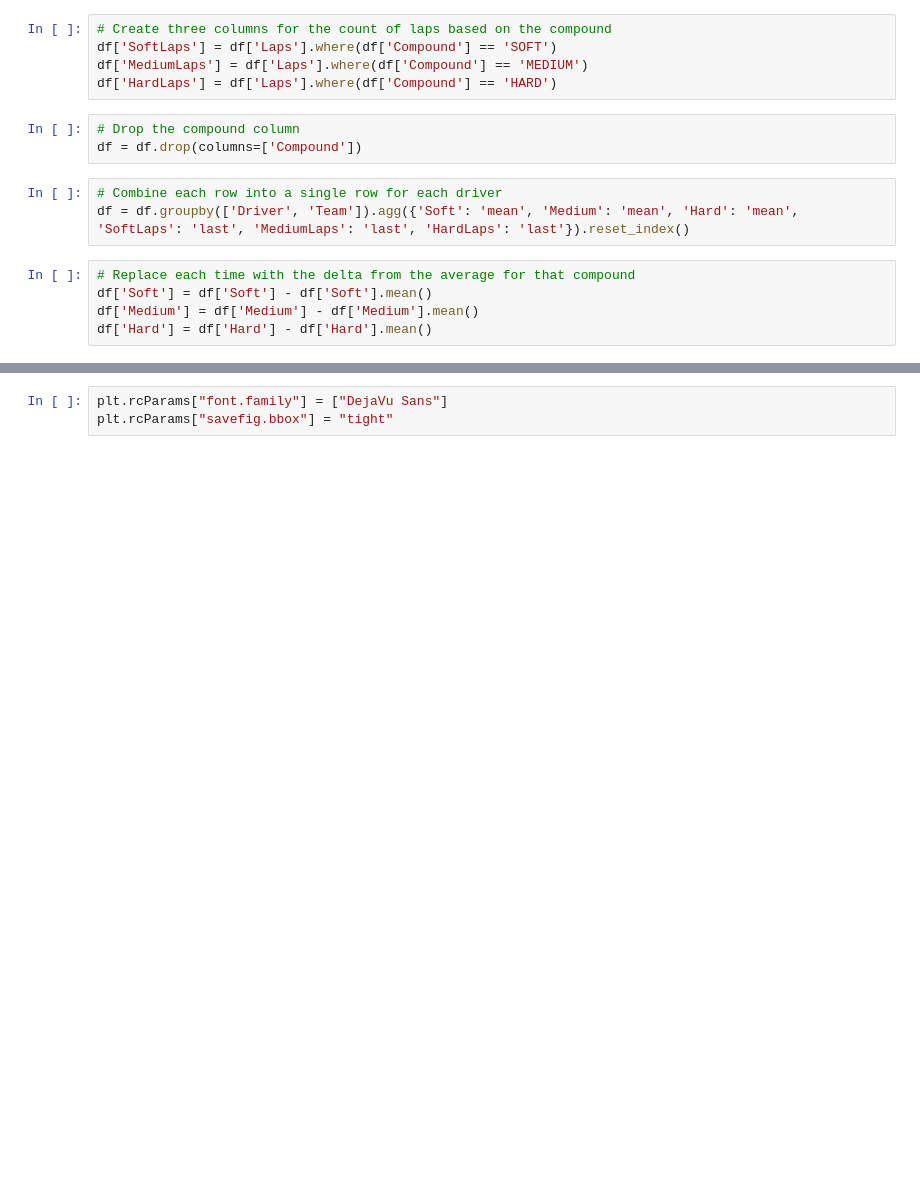
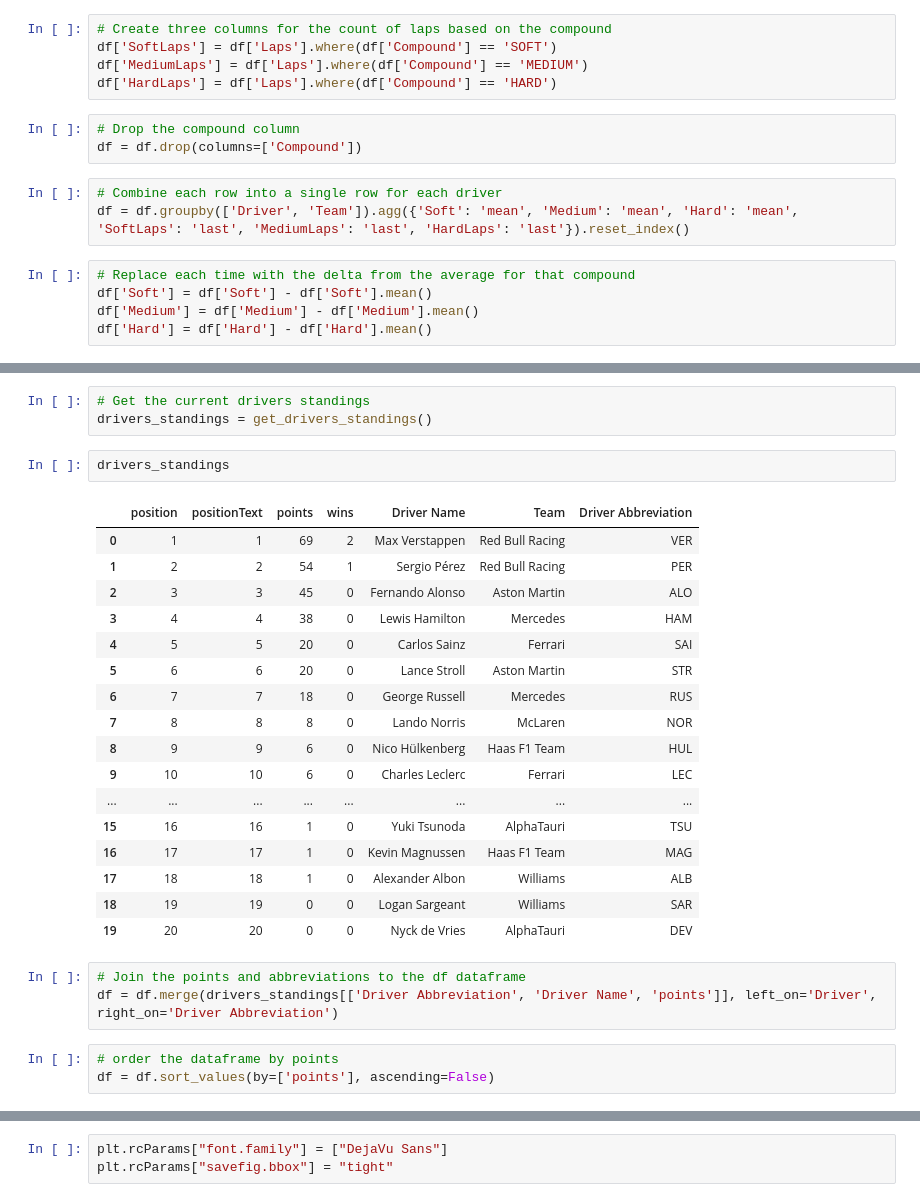
Before and after one commit to tbryan2/visualization-toolbox, a Jupyter notebook: f1_exploration.ipynb, the cells around one changed output, grey strips where cells are left out. Saved outputs shown, nothing was run; the diff lists cells and outputs as text; blank space fills up the shorter version.

```diff
--- a/f1_exploration.ipynb
+++ b/f1_exploration.ipynb
@@ -157,0 +141,29 @@ hard['Logo'] = hard['Team'].apply(lambda x: f'images/{x}.jpg')
+# %%
+# Get the current drivers standings
+drivers_standings = get_drivers_standings()
+# %%
+drivers_standings
+# %% [output]
+|  | position | positionText | points | wins | Driver Name | Team | Driver Abbreviation |
+| 0 | 1 | 1 | 69 | 2 | Max Verstappen | Red Bull Racing | VER |
+| 1 | 2 | 2 | 54 | 1 | Sergio Pérez | Red Bull Racing | PER |
+| 2 | 3 | 3 | 45 | 0 | Fernando Alonso | Aston Martin | ALO |
+| 3 | 4 | 4 | 38 | 0 | Lewis Hamilton | Mercedes | HAM |
+| 4 | 5 | 5 | 20 | 0 | Carlos Sainz | Ferrari | SAI |
+| 5 | 6 | 6 | 20 | 0 | Lance Stroll | Aston Martin | STR |
+| 6 | 7 | 7 | 18 | 0 | George Russell | Mercedes | RUS |
+| 7 | 8 | 8 | 8 | 0 | Lando Norris | McLaren | NOR |
+| 8 | 9 | 9 | 6 | 0 | Nico Hülkenberg | Haas F1 Team | HUL |
+| 9 | 10 | 10 | 6 | 0 | Charles Leclerc | Ferrari | LEC |
+| ... | ... | ... | ... | ... | ... | ... | ... |
+| 15 | 16 | 16 | 1 | 0 | Yuki Tsunoda | AlphaTauri | TSU |
+| 16 | 17 | 17 | 1 | 0 | Kevin Magnussen | Haas F1 Team | MAG |
+| 17 | 18 | 18 | 1 | 0 | Alexander Albon | Williams | ALB |
+| 18 | 19 | 19 | 0 | 0 | Logan Sargeant | Williams | SAR |
+| 19 | 20 | 20 | 0 | 0 | Nyck de Vries | AlphaTauri | DEV |
+# %%
+# Join the points and abbreviations to the df dataframe
+df = df.merge(drivers_standings[['Driver Abbreviation', 'Driver Name', 'points']], left_on='Driver', right_on='Driver Abbreviation')
+# %%
+# order the dataframe by points
+df = df.sort_values(by=['points'], ascending=False)
```
Also changed, not shown: parts of 15 cells of this notebook.
